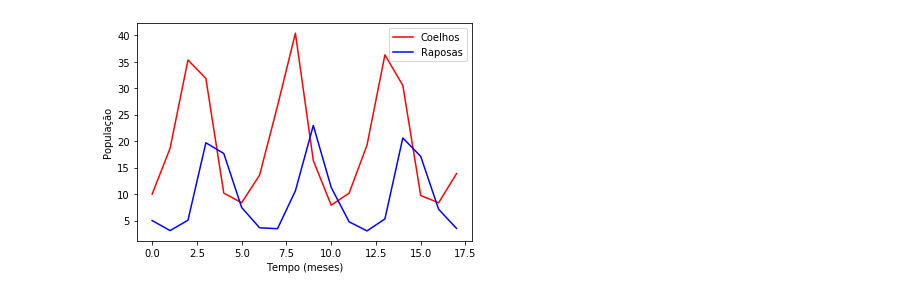
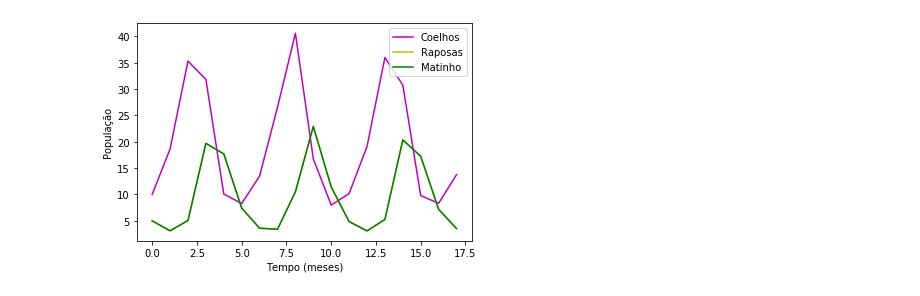
Before and after one commit to anathayna/jupyter-notebook, a Jupyter notebook: lotka-volterra/predador presa ivp.ipynb, the cells around one changed output. Drawn from its saved outputs; the diff is of its cells as text; code cells hidden in the pictures.

```diff
--- a/lotka-volterra/predador presa ivp.ipynb
+++ b/lotka-volterra/predador presa ivp.ipynb
@@ -13,13 +13,20 @@ gama = 0.75
 
 #taxa de morte por inanição
 delta = 1.5
+
+#taxa de crescimento do matinho sem predador
+teta = 0.50
+
+#chance do coelho encontrar e comer o matinho
+epsilon = 0.65
 # %%
 #Sistema de equações diferenciais
 def deriv(t, P):
-    c, r = P
+    c, r, m = P
     dcdt = alfa * c - beta * c * r
-    drdt = gama * r * beta *c - delta * r
-    return dcdt, drdt
+    drdt = gama * r * beta * c - delta * r
+    dmdt = teta * m - epsilon * m * c
+    return dcdt, drdt, dmdt
 # %%
 # Quantidade de eventos que queremos monitorar (18 meses)
 eventos = range(0, 18)
@@ -27,8 +34,8 @@ eventos = range(0, 18)
 # Quantidade de pontos a integrar (intervalo de integração)
 pontos = [0, 1001]
 
-#população inicial de 10 coelhos e 5 raposas
-P0 = [10, 5]
+#população inicial de 10 coelhos, 5 raposas e 100 matinhos
+P0 = [10, 5, 100]
 # %%
 #Computa a solução do sistema de equações diferenciais
 sol = solve_ivp(deriv, pontos, P0, t_eval=eventos,
@@ -39,9 +47,10 @@ raposas = sol.y[1]
 # %%
-plt.plot(sol.t, coelhos, "r", label="Coelhos")
-plt.plot(sol.t, raposas, "b", label="Raposas")
+plt.plot(sol.t, coelhos, "m", label="Coelhos")
+plt.plot(sol.t, raposas, "y", label="Raposas")
+plt.plot(sol.t, raposas, "g", label="Matinho")
 plt.xlabel("Tempo (meses)")
 plt.ylabel("População")
 plt.legend();
 plt.show()
 # %% [output]
-[figure, old version]
+[figure, new version]
```
Also changed, not shown: parts of 1 cell of this notebook, 1 other file.
